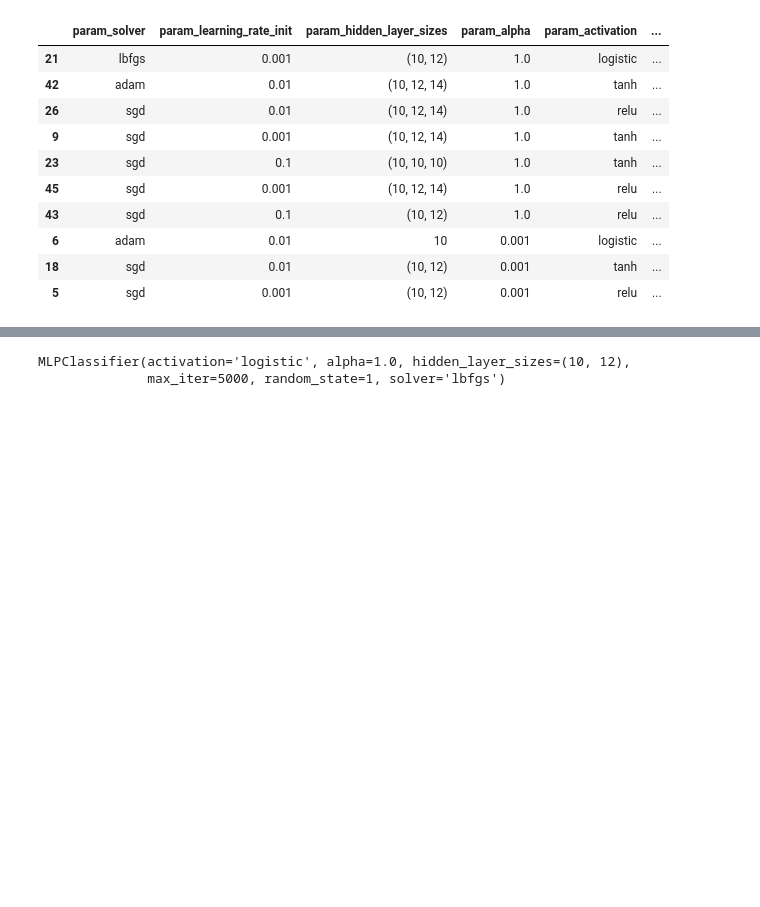
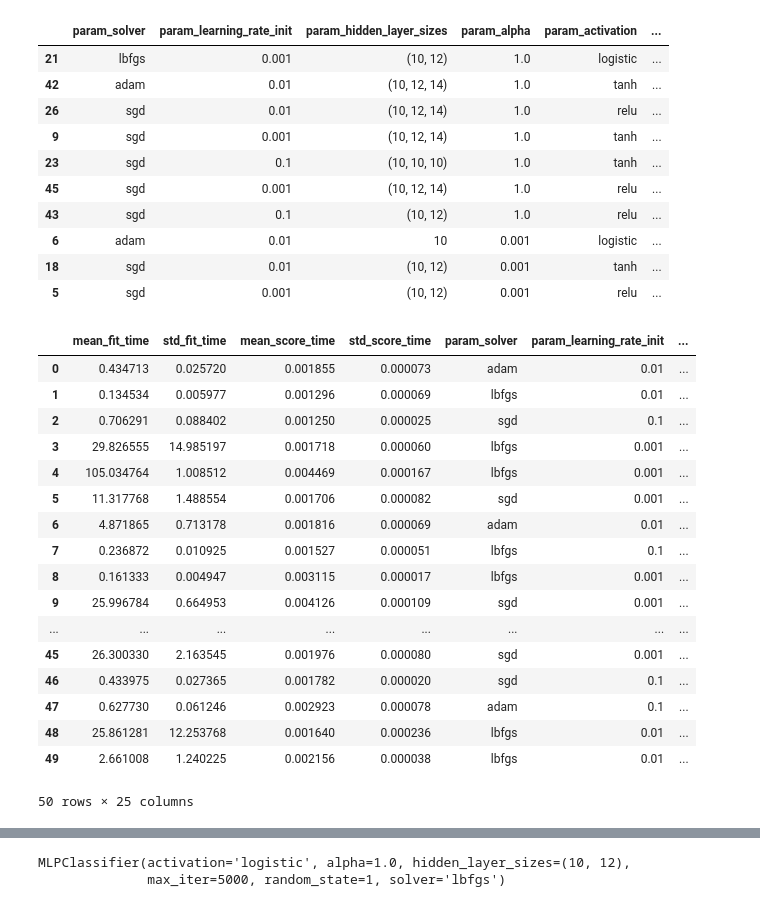
Before and after one commit to leonardo-91/sistemas-inteligentes, a Jupyter notebook: Proyecto_Final_Sistemas_Inteligentes.ipynb, the cells around one changed output, grey strips where cells are left out. Cells and saved outputs as stored; diff of their text form; code cells hidden in the pictures; blank space fills up the shorter version.

```diff
--- a/Proyecto_Final_Sistemas_Inteligentes.ipynb
+++ b/Proyecto_Final_Sistemas_Inteligentes.ipynb
@@ -1122,7 +1125,7 @@ X_trainPF, X_testPF, y_trainPF, y_testPF = train_test_split(X2_scaler, y2_res, t
 grid = RandomizedSearchCV(
         estimator  = MLPClassifier(max_iter= 5000,random_state = 1,shuffle= True),
         param_distributions = param_distributions,
-        n_iter     = 50,
+        n_iter     = 150,
         scoring    = 'accuracy',
         n_jobs     =  -1,
         cv         = 5,
@@ -1151,3 +1154,24 @@ resultados.filter(regex = '(param.*|mean_t|std_t)')\
 | 6 | adam | 0.01 | 10 | 0.001 | logistic | ... |
 | 18 | sgd | 0.01 | (10, 12) | 0.001 | tanh | ... |
 | 5 | sgd | 0.001 | (10, 12) | 0.001 | relu | ... |
+# %%
+resultados
+# %% [output]
+|  | mean_fit_time | std_fit_time | mean_score_time | std_score_time | param_solver | param_learning_rate_init | ... |
+| 0 | 0.434713 | 0.025720 | 0.001855 | 0.000073 | adam | 0.01 | ... |
+| 1 | 0.134534 | 0.005977 | 0.001296 | 0.000069 | lbfgs | 0.01 | ... |
+| 2 | 0.706291 | 0.088402 | 0.001250 | 0.000025 | sgd | 0.1 | ... |
+| 3 | 29.826555 | 14.985197 | 0.001718 | 0.000060 | lbfgs | 0.001 | ... |
+| 4 | 105.034764 | 1.008512 | 0.004469 | 0.000167 | lbfgs | 0.001 | ... |
+| 5 | 11.317768 | 1.488554 | 0.001706 | 0.000082 | sgd | 0.001 | ... |
+| 6 | 4.871865 | 0.713178 | 0.001816 | 0.000069 | adam | 0.01 | ... |
+| 7 | 0.236872 | 0.010925 | 0.001527 | 0.000051 | lbfgs | 0.1 | ... |
+| 8 | 0.161333 | 0.004947 | 0.003115 | 0.000017 | lbfgs | 0.001 | ... |
+| 9 | 25.996784 | 0.664953 | 0.004126 | 0.000109 | sgd | 0.001 | ... |
+| ... | ... | ... | ... | ... | ... | ... | ... |
+| 45 | 26.300330 | 2.163545 | 0.001976 | 0.000080 | sgd | 0.001 | ... |
+| 46 | 0.433975 | 0.027365 | 0.001782 | 0.000020 | sgd | 0.1 | ... |
+| 47 | 0.627730 | 0.061246 | 0.002923 | 0.000078 | adam | 0.1 | ... |
+| 48 | 25.861281 | 12.253768 | 0.001640 | 0.000236 | lbfgs | 0.01 | ... |
+| 49 | 2.661008 | 1.240225 | 0.002156 | 0.000038 | lbfgs | 0.01 | ... |
+50 rows × 25 columns
```
Also changed, not shown: parts of 27 cells of this notebook.
